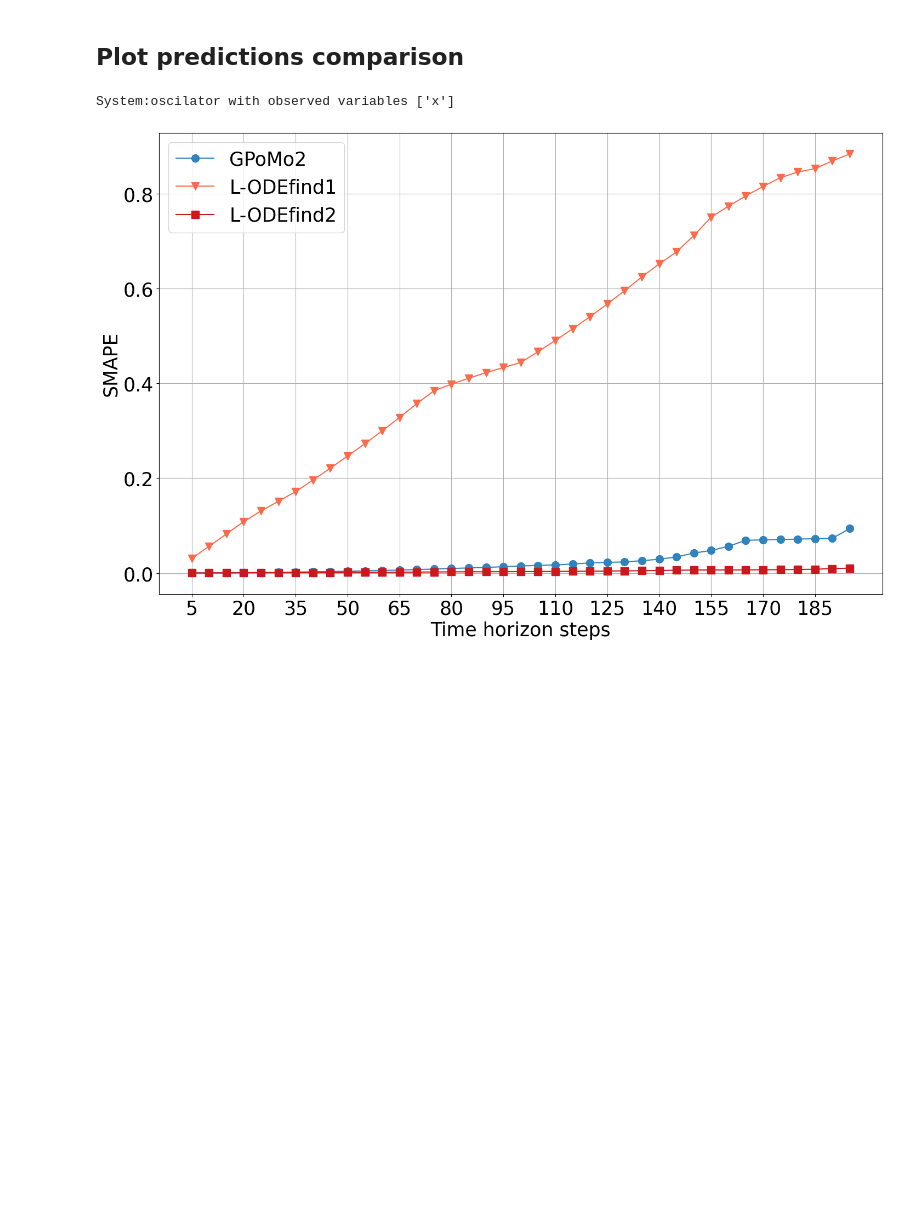
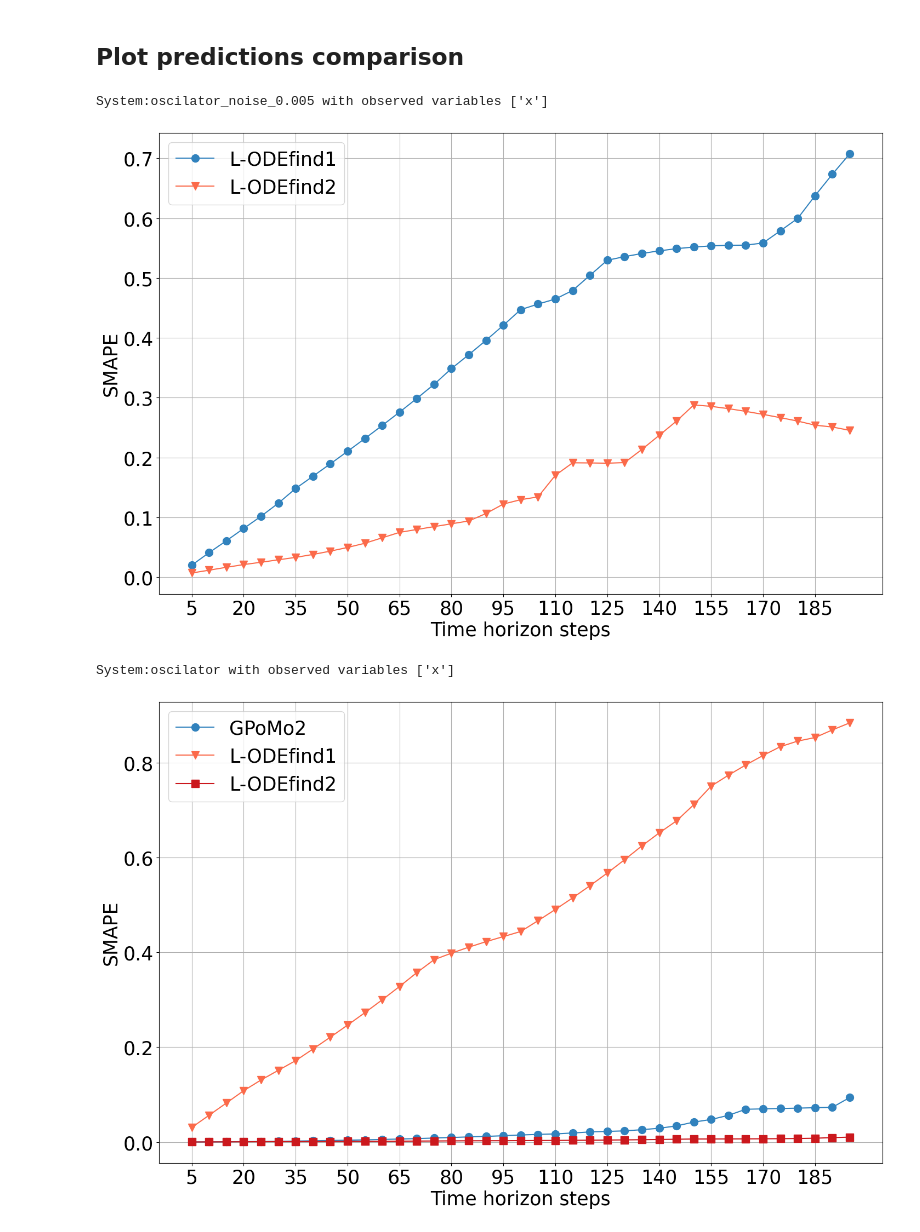
Before and after one commit to BenjaminisCoding/L-ODEfind, a Jupyter notebook: examples/hidden_variables_experiments.ipynb, the cells around one changed output. Cells and saved outputs as stored; diff of their text form; code cells hidden in the pictures; blank space fills up the shorter version.

```diff
--- a/examples/hidden_variables_experiments.ipynb
+++ b/examples/hidden_variables_experiments.ipynb
@@ -159,0 +164,10 @@ Doing fit and predictions
+# %%
+#%%time
+odefind_model = f"{system}_{'_'.join(obs_vars)}_Odefind"
+# gpomo_model = f"{system}_{'_'.join(obs_vars)}"
+system = f'oscilator_noise_{noise_level}'
+for model_data, model_results in [[system, odefind_model]]:
+# for model_data, model_results in [[system, odefind_model]]:
+    df = integrate_predict_smape(original_data=model_data, results_folder=model_results,
+                             time_horizons=np.arange(1, 200, dtype=int),
+                             testsize=200, one=False, verbose=True, noise_level=noise_level)
@@ -160,5 +192,16 @@ Doing fit and predictions
 # %% [markdown]
 ## Plot predictions comparison
+# %%
+print(f'System:{system} with observed variables {obs_vars}')
+gpomo_model = False
+plot_data = plot_predictions(path_gpomo = gpomo_model,
+                             time_horizons = np.arange(5, 196, 5),
+                             path_pdefind = odefind_model + f'/noise={noise_level}',
+                             ymax = None,
+                             targets_to_plot = targets_to_plot)
+# %% [output]
+System:oscilator_noise_0.005 with observed variables ['x']
+[figure, added]
 # %%
 print(f'System:{system} with observed variables {obs_vars}')
 # gpomo_model = False
```
Also changed, not shown: parts of 20 cells of this notebook, 4 other files.
